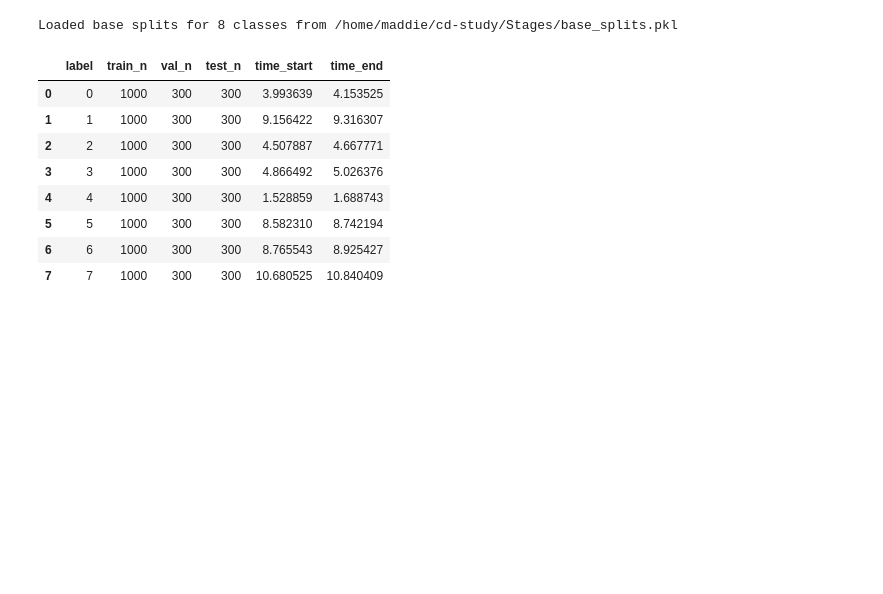
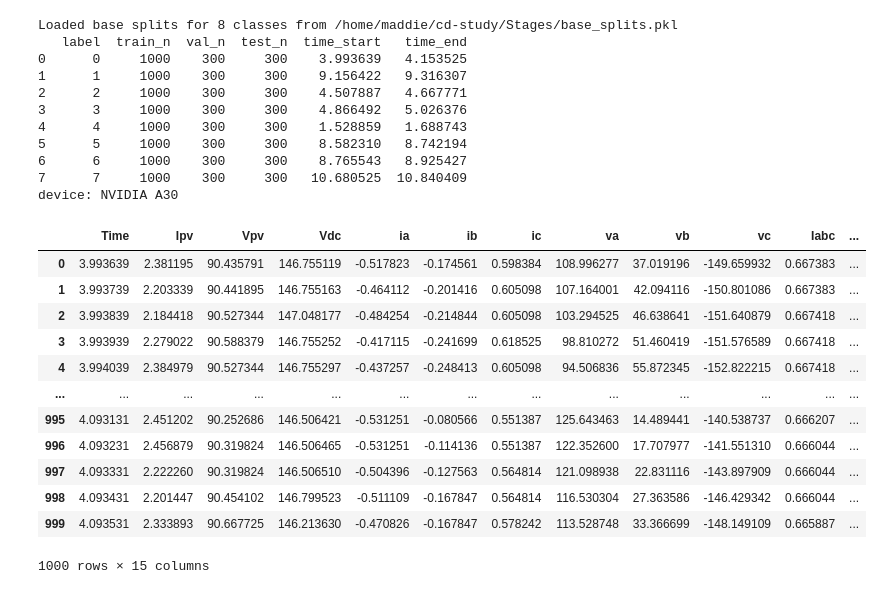
Before and after one commit to maddiew95/CD-study, a Jupyter notebook: Stages/stage1/stage1.ipynb, the cells around one changed output. Drawn from its saved outputs; the diff is of its cells as text; code cells hidden in the pictures; blank space fills up the shorter version.

Commit message:
scaler, train-val-test next"

```diff
--- a/Stages/stage1/stage1.ipynb
+++ b/Stages/stage1/stage1.ipynb
@@ -1,18 +1,44 @@
 # %%
-import pandas as pd, numpy as np, os, sys
+import pandas as pd, numpy as np, os, sys, torch, torch.nn as nn
 sys.path.insert(0, "..")  # ensure current directory is in the path
 from base_splits import build_base_splits, load_splits, save_splits, summarize_splits, load_dataframe
+from sklearn.preprocessing import StandardScaler
+from models.lstm_xgb import LSTM_XGB
+
+scaler = StandardScaler()
 
 splits = load_splits(path="../base_splits.pkl")
-summarize_splits(splits)
+print(summarize_splits(splits))
+
+device = "cuda:1" if torch.cuda.is_available() else "cpu"
+print("device:", torch.cuda.get_device_name(device) if "cuda" in device else device)
+
+cols = splits[0].train.columns[1:-1]
 # %% [output]
 Loaded base splits for 8 classes from /home/maddie/cd-study/Stages/base_splits.pkl
+   label  train_n  val_n  test_n  time_start   time_end
+0      0     1000    300     300    3.993639   4.153525
+1      1     1000    300     300    9.156422   9.316307
+2      2     1000    300     300    4.507887   4.667771
+3      3     1000    300     300    4.866492   5.026376
+4      4     1000    300     300    1.528859   1.688743
+5      5     1000    300     300    8.582310   8.742194
+6      6     1000    300     300    8.765543   8.925427
+7      7     1000    300     300   10.680525  10.840409
+device: NVIDIA A30
-|  | label | train_n | val_n | test_n | time_start | time_end |
-| 0 | 0 | 1000 | 300 | 300 | 3.993639 | 4.153525 |
-| 1 | 1 | 1000 | 300 | 300 | 9.156422 | 9.316307 |
-| 2 | 2 | 1000 | 300 | 300 | 4.507887 | 4.667771 |
-| 3 | 3 | 1000 | 300 | 300 | 4.866492 | 5.026376 |
-| 4 | 4 | 1000 | 300 | 300 | 1.528859 | 1.688743 |
-| 5 | 5 | 1000 | 300 | 300 | 8.582310 | 8.742194 |
-| 6 | 6 | 1000 | 300 | 300 | 8.765543 | 8.925427 |
-| 7 | 7 | 1000 | 300 | 300 | 10.680525 | 10.840409 |
+# %%
+splits[0].train
+# %% [output]
+|  | Time | Ipv | Vpv | Vdc | ia | ib | ic | va | vb | vc | Iabc | ... |
+| 0 | 3.993639 | 2.381195 | 90.435791 | 146.755119 | -0.517823 | -0.174561 | 0.598384 | 108.996277 | 37.019196 | -149.659932 | 0.667383 | ... |
+| 1 | 3.993739 | 2.203339 | 90.441895 | 146.755163 | -0.464112 | -0.201416 | 0.605098 | 107.164001 | 42.094116 | -150.801086 | 0.667383 | ... |
+| 2 | 3.993839 | 2.184418 | 90.527344 | 147.048177 | -0.484254 | -0.214844 | 0.605098 | 103.294525 | 46.638641 | -151.640879 | 0.667418 | ... |
+| 3 | 3.993939 | 2.279022 | 90.588379 | 146.755252 | -0.417115 | -0.241699 | 0.618525 | 98.810272 | 51.460419 | -151.576589 | 0.667418 | ... |
+| 4 | 3.994039 | 2.384979 | 90.527344 | 146.755297 | -0.437257 | -0.248413 | 0.605098 | 94.506836 | 55.872345 | -152.822215 | 0.667418 | ... |
+| ... | ... | ... | ... | ... | ... | ... | ... | ... | ... | ... | ... | ... |
+| 995 | 4.093131 | 2.451202 | 90.252686 | 146.506421 | -0.531251 | -0.080566 | 0.551387 | 125.643463 | 14.489441 | -140.538737 | 0.666207 | ... |
+| 996 | 4.093231 | 2.456879 | 90.319824 | 146.506465 | -0.531251 | -0.114136 | 0.551387 | 122.352600 | 17.707977 | -141.551310 | 0.666044 | ... |
+| 997 | 4.093331 | 2.222260 | 90.319824 | 146.506510 | -0.504396 | -0.127563 | 0.564814 | 121.098938 | 22.831116 | -143.897909 | 0.666044 | ... |
+| 998 | 4.093431 | 2.201447 | 90.454102 | 146.799523 | -0.511109 | -0.167847 | 0.564814 | 116.530304 | 27.363586 | -146.429342 | 0.666044 | ... |
+| 999 | 4.093531 | 2.333893 | 90.667725 | 146.213630 | -0.470826 | -0.167847 | 0.578242 | 113.528748 | 33.366699 | -148.149109 | 0.665887 | ... |
+1000 rows × 15 columns
```
Also changed, not shown: parts of 5 cells of this notebook, 5 other files.
